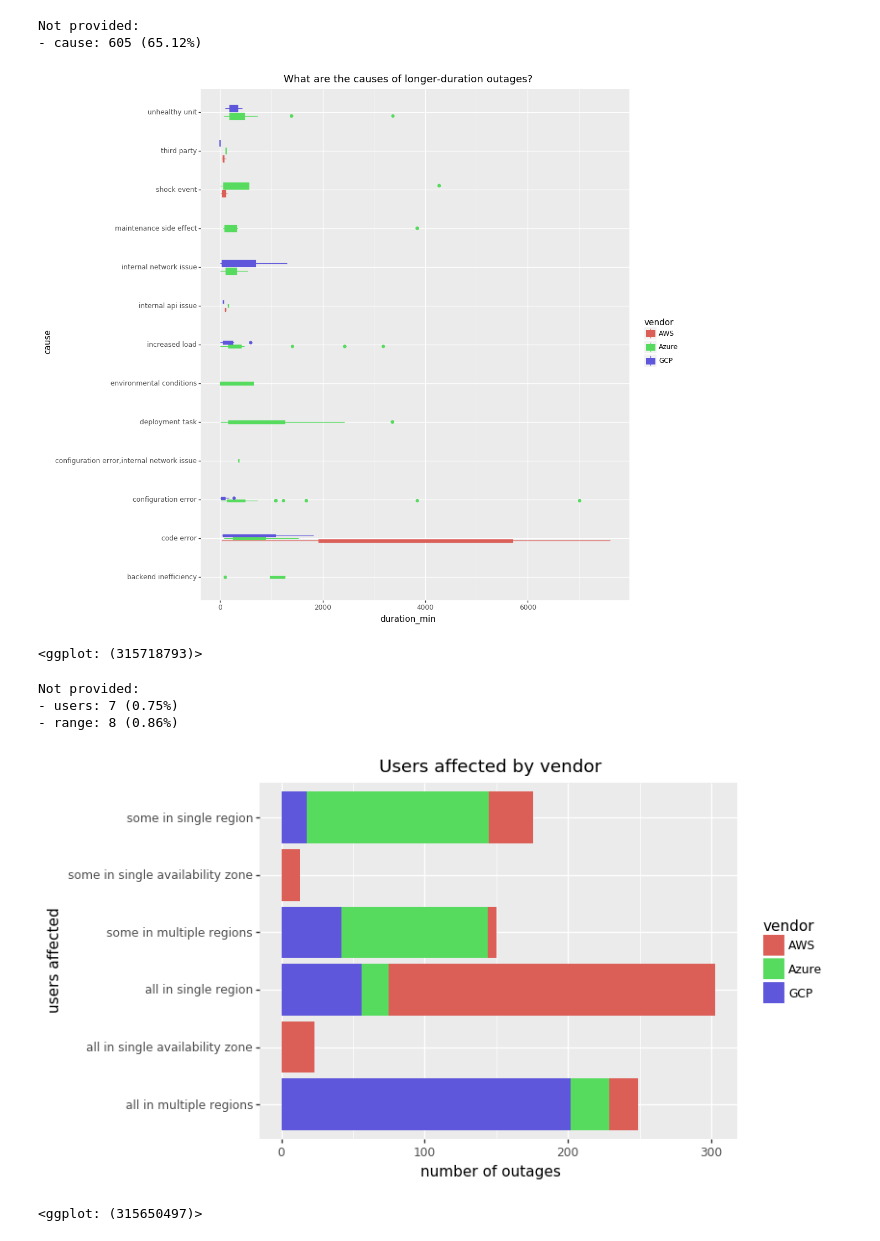
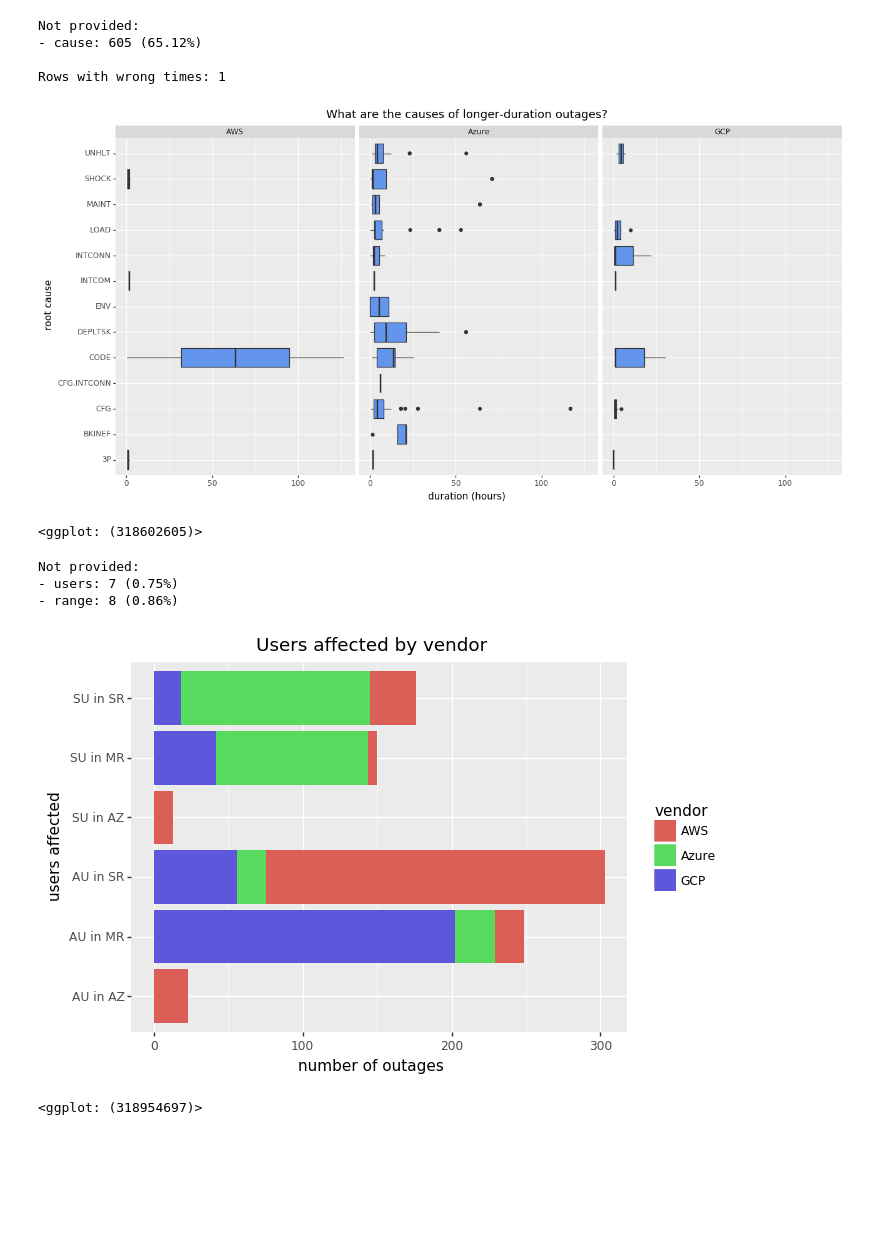
Before and after one commit to thezeroalpha/honours-project, a Jupyter notebook: notebooks/Plotting.ipynb, the cells around one changed output. Cells and saved outputs as stored; diff of their text form; code cells hidden in the pictures; blank space fills up the shorter version.

```diff
--- a/notebooks/Plotting.ipynb
+++ b/notebooks/Plotting.ipynb
@@ -61,7 +61,19 @@ def shorten(s):
         'deployment task': 'DEPLTSK',
         'shock event': 'SHOCK',
         'backend inefficiency': 'BKINEF',
-        'environmental conditions': 'ENV'
+        'environmental conditions': 'ENV',
+        'nodes/devices/instances': 'UNIT',
+        'external requests (apis)': 'EXTREQ',
+        'storage': 'STOR',
+        'internal communication interfaces': 'INTREQ',
+        'external network/connectivity': 'EXTCONN',
+        'processing backend': 'BKPROC',
+        'certificates/licenses': 'CERT',
+        'internal network': 'INTCONN',
+        'user interface': 'UI',
+        'everything': 'ALL',
+        'one': '1',
+        'multiple': '+'
     }
     return maps[s]
 
@@ -201,26 +306,33 @@ Not provided:
 # %%
 print(f'''
 Not provided:
 - cause: {"%d (%s)" % len_and_pct(df[filter_notprovided(df.cause, keep=True)], df)}
+
+Rows with wrong times: {len(df[df.duration_min < 0])}
 ''')
 
-filt = df[filter_notprovided(df.cause)]
-plotdf = pd.DataFrame({'cause': filt.cause.map(lambda x: ','.join(x)),
-                       'duration_min': filt.duration_min,
-                       'vendor': filt.vendor})
-
-(p9.ggplot(plotdf.melt(id_vars=['vendor', 'cause'], value_vars=['duration_min'], value_name='duration_min'))
- + p9.aes(y='duration_min', x='cause', fill='vendor', color='vendor')
- + p9.geom_boxplot(width=0.2)
- + p9.theme(figure_size=(10, 12))
+filtered = df[filter_notprovided(df.cause) & (df.duration_min >= 0)]
+plotdf = pd.DataFrame({'cause': filtered.cause.map(lambda x: ','.join(map(shorten, x))),
+                       'duration_min': filtered.duration_min,
+                       'duration_hr': filtered.duration_min/60.0,
+                       'vendor': filtered.vendor})
+(p9.ggplot(plotdf.melt(id_vars=['vendor', 'cause'], value_vars=['duration_hr'], value_name='duration_hr'))
+ + p9.aes(y='duration_hr', x='cause')
+ + p9.geom_boxplot(fill='cornflowerblue')
+ + p9.scale_y_continuous(breaks=lambda x: range(0, int(x[1]), 50), minor_breaks=1)
+ + p9.labs(y="duration (hours)", x="root cause")
  + p9.coord_flip()
+ + p9.facet_wrap("~vendor")
+ + p9.theme(figure_size=(15,7))
  + p9.ggtitle("What are the causes of longer-duration outages?")
 )
 # %% [output]
 Not provided:
 - cause: 605 (65.12%)
+
+Rows with wrong times: 1
-[figure, old version]
+[figure, new version]
-<ggplot: (315718793)>
+<ggplot: (318602605)>
 # %%
 print(f'''
 Not provided:
@@ -229,7 +341,7 @@ Not provided:
 ''')
 
 filt = df[filter_notprovided(df.users) & filter_notprovided(df.range)]
-plotdf = pd.DataFrame({'users_range': filt.users+' in '+filt.range,
+plotdf = pd.DataFrame({'users_range': filt.users.map(shorten)+' in '+filt.range.map(shorten),
                        'vendor': filt.vendor})
 (p9.ggplot(plotdf)
  + p9.aes(x='users_range', fill='vendor')
@@ -242,8 +354,8 @@ plotdf = pd.DataFrame({'users_range': filt.users+' in '+filt.range,
 Not provided:
 - users: 7 (0.75%)
 - range: 8 (0.86%)
-[figure, old version]
+[figure, new version]
-<ggplot: (315650497)>
+<ggplot: (318954697)>
 # %%
 print(f'''
 Not provided:
```
Also changed, not shown: parts of 11 cells of this notebook, 1 other file.
